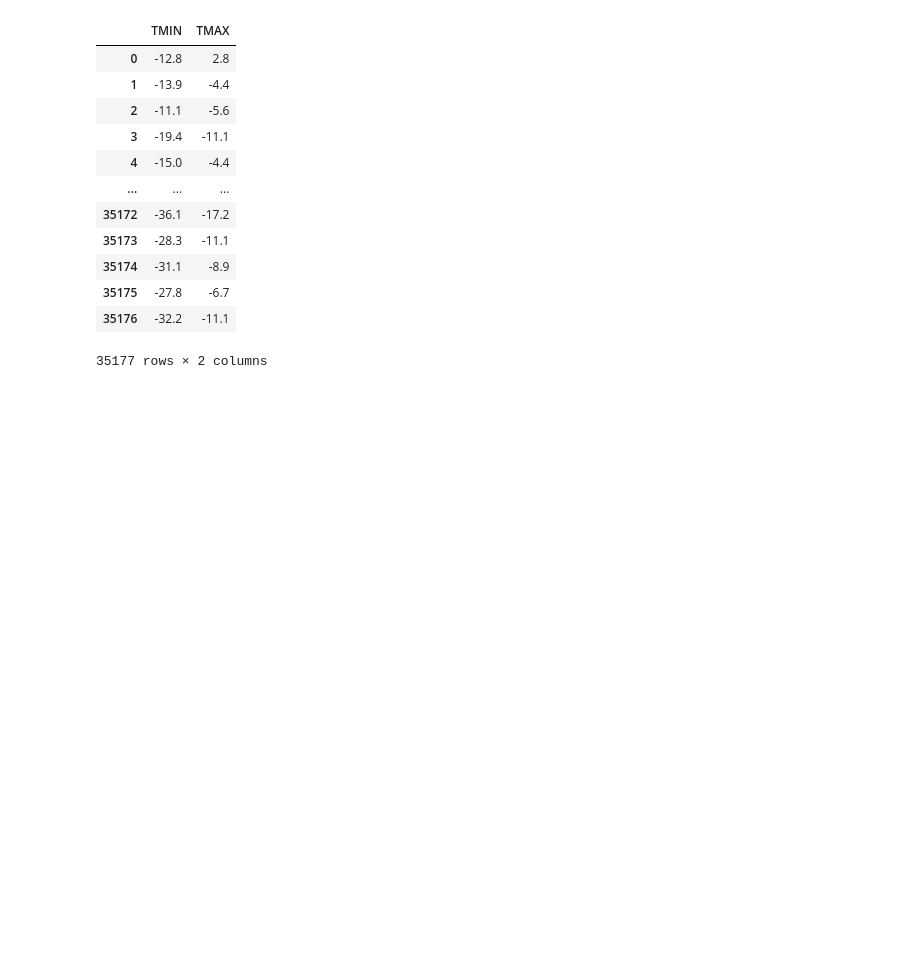
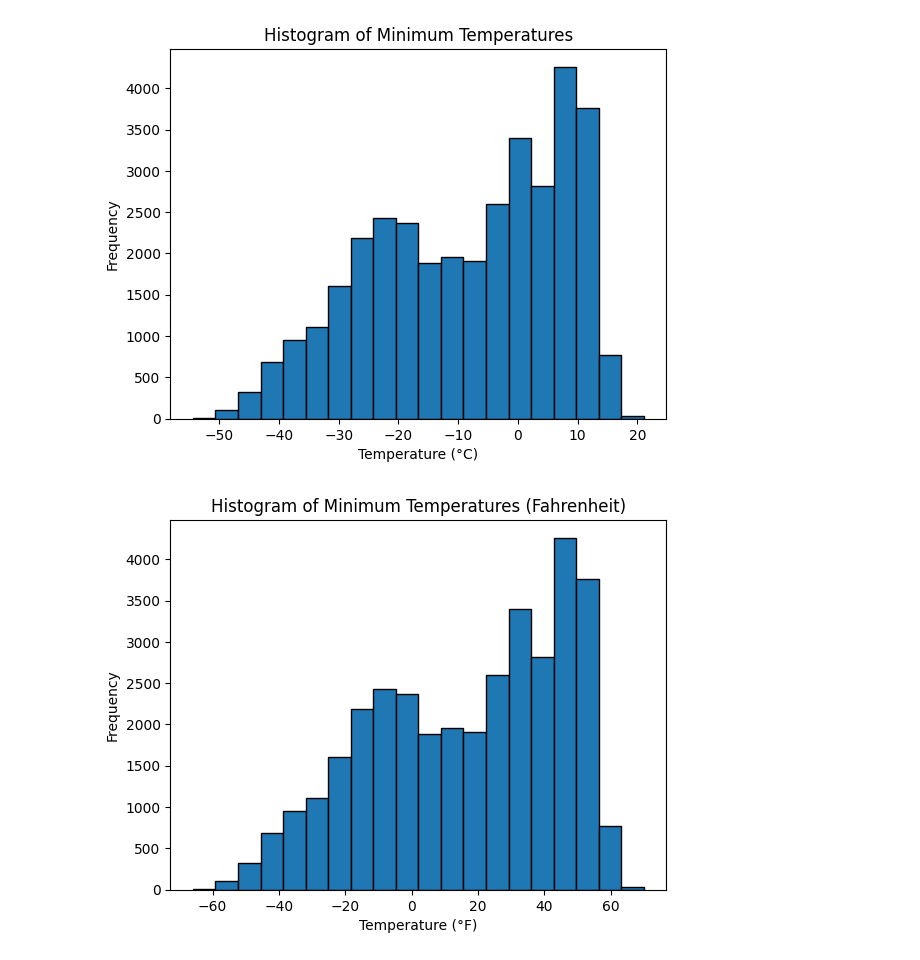
Before and after one commit to rileyrockwell/Interior-Alaska-Temperature-Trends, a Jupyter notebook: notebooks/day1_exploration.ipynb, the cells around one changed output. Saved outputs shown, nothing was run; the diff lists cells and outputs as text; code cells hidden in the pictures; blank space fills up the shorter version.

```diff
--- a/notebooks/day1_exploration.ipynb
+++ b/notebooks/day1_exploration.ipynb
@@ -22,7 +22,45 @@ print(df.info())
 df_temperatures = df[['TMIN', 'TMAX']]
 print(df_temperatures)
 
-df_temperatures
+import math
+
+a = df_temperatures['TMIN'].count()
+b = df_temperatures['TMIN'].sum()
+
+print(b / a)
+print(df_temperatures['TMIN'].mean())
+print(df_temperatures['TMIN'].median())
+print(df_temperatures['TMIN'].mode())
+print(df_temperatures['TMIN'].std())
+print(df_temperatures['TMIN'].var())
+print(df_temperatures['TMIN'].min())
+print(df_temperatures['TMIN'].max())
+# create a histogram of the minimum temperatures
+plt.hist(df_temperatures['TMIN'], bins=20, edgecolor='black')
+plt.title('Histogram of Minimum Temperatures')
+plt.xlabel('Temperature (°C)')
+plt.ylabel('Frequency')
+plt.show()
+
+# Convert TMIN to Fahrenheit
+df_temperatures['TMIN_F'] = (df_temperatures['TMIN'] * 9/5) + 32
+
+# Create a histogram of the minimum temperatures in Fahrenheit
+plt.hist(df_temperatures['TMIN_F'], bins=20, edgecolor='black')
+plt.title('Histogram of Minimum Temperatures (Fahrenheit)')
+plt.xlabel('Temperature (°F)')
+plt.ylabel('Frequency')
+plt.show()
+
+# Convert TMAX to Fahrenheit
+df_temperatures['TMAX_F'] = (df_temperatures['TMAX'] * 9/5) + 32
+
+# Create a histogram of the maximum temperatures in Fahrenheit
+plt.hist(df_temperatures['TMAX_F'], bins=20, edgecolor='black')
+plt.title('Histogram of Maximum Temperatures (Fahrenheit)')
+plt.xlabel('Temperature (°F)')
+plt.ylabel('Frequency')
+plt.show()
 # %% [output]
 Index(['DATE', 'PRCP', 'SNOW', 'TMAX', 'TMIN'], dtype='str')
          DATE  PRCP   SNOW  TMAX  TMIN
@@ -44,13 +82,2 @@ Data columns (total 5 columns):
-|  | TMIN | TMAX |
-| 0 | -12.8 | 2.8 |
-| 1 | -13.9 | -4.4 |
-| 2 | -11.1 | -5.6 |
-| 3 | -19.4 | -11.1 |
-| 4 | -15.0 | -4.4 |
-| ... | ... | ... |
-| 35172 | -36.1 | -17.2 |
-| 35173 | -28.3 | -11.1 |
-| 35174 | -31.1 | -8.9 |
-| 35175 | -27.8 | -6.7 |
-| 35176 | -32.2 | -11.1 |
-35177 rows × 2 columns
+[figure, added]
+[figure, added]
```
Also changed, not shown: parts of 1 cell of this notebook.
